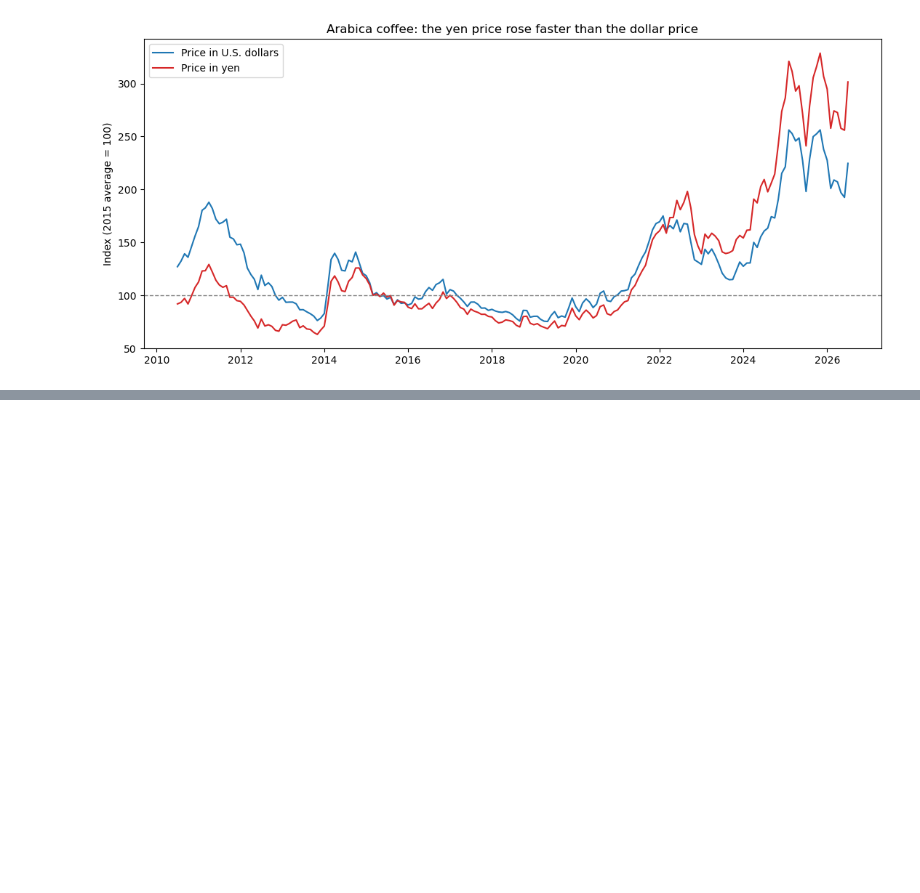
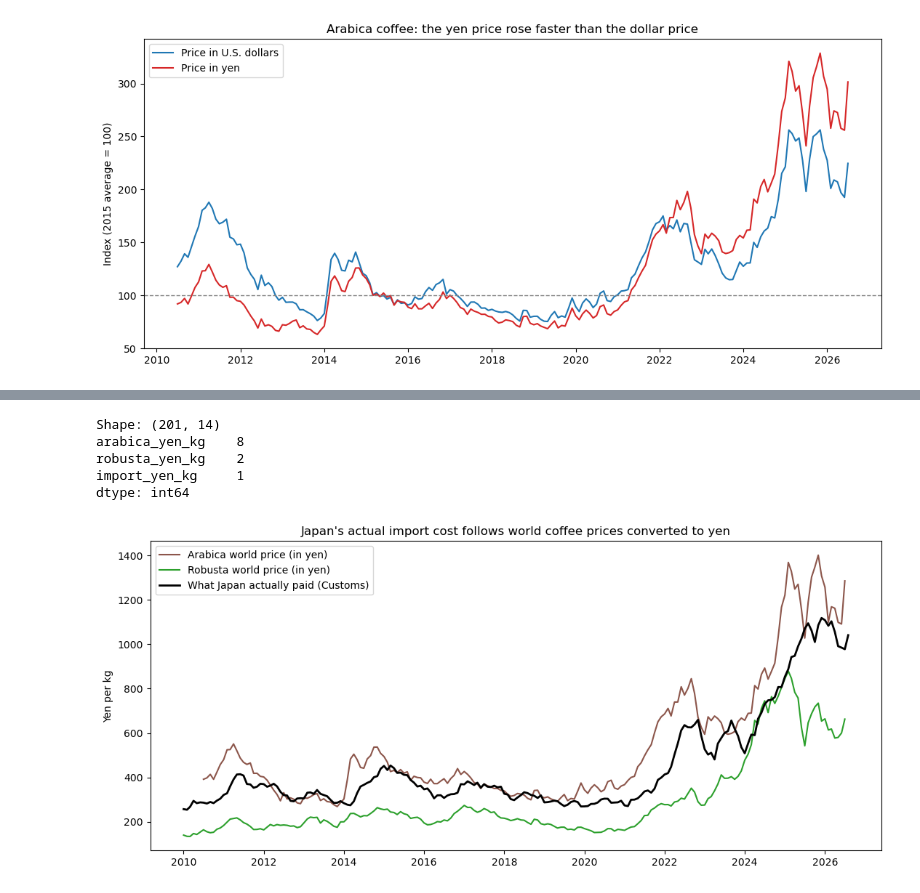
Before and after one commit to reyadriancol/coffee-yen-project, a Jupyter notebook: notebooks/01_first_look.ipynb, the cells around one changed output, grey strips where cells are left out. Cells and saved outputs as stored; diff of their text form; code cells hidden in the pictures; blank space fills up the shorter version.

```diff
--- a/notebooks/01_first_look.ipynb
+++ b/notebooks/01_first_look.ipynb
@@ -164,0 +227,22 @@ plt.show()
+# %%
+# ---------- Japan green coffee imports ----------
+
+# Source: Japan Customs, Trade Statistics of Japan, HS 0901.11, monthly total
+# yen_per_kg = value paid (including shipping and insurance) / quantity
+imports = pd.read_csv(DATA + r"\japan_green_coffee_imports_2010_2026.csv")
+
+# Convert "2010-01" text into real dates (first day of each month, matching the FRED table)
+imports["month"] = pd.to_datetime(imports["month"])
+
+# Keep only the columns we need
+imports = imports[["month", "quantity_kg", "yen_per_kg"]].rename(
+    columns={"yen_per_kg": "import_yen_kg"}
+)
+
+
+print("IMPORTS")
+print("Shape:", imports.shape)
+print("Missing values:", imports.isna().sum().sum())
+print("Dates:", imports["month"].min().date(), "to", imports["month"].max().date())
+
+imports.head()
@@ -164,0 +260,29 @@ plt.show()
+# %%
+# Add Japan's actual import cost to the FRED table, matched by month
+# how="outer" keeps every month from both tables, so any gaps stay visible
+combined = fred.merge(imports, on="month", how="outer").sort_values("month").reset_index(drop=True)
+
+# Health check: which columns have gaps after the merge?
+print("Shape:", combined.shape)
+print(combined[["arabica_yen_kg", "robusta_yen_kg", "import_yen_kg"]].isna().sum())
+# %% [output]
+Shape: (201, 14)
+arabica_yen_kg    8
+robusta_yen_kg    2
+import_yen_kg     1
+dtype: int64
+# %%
+# Chart: world prices in yen vs. what Japan actually paid, all in yen per kg
+fig, ax = plt.subplots(figsize=(11, 5))
+ax.plot(combined["month"], combined["arabica_yen_kg"], label="Arabica world price (in yen)", color="tab:brown")
+ax.plot(combined["month"], combined["robusta_yen_kg"], label="Robusta world price (in yen)", color="tab:green")
+ax.plot(combined["month"], combined["import_yen_kg"], label="What Japan actually paid (Customs)", color="black", linewidth=2)
+
+# Labels and title
+ax.set_title("Japan's actual import cost follows world coffee prices converted to yen")
+ax.set_ylabel("Yen per kg")
+ax.legend()
+plt.tight_layout()
+plt.show()
+# %% [output]
+[figure, added]
```
Also changed, not shown: parts of 22 cells of this notebook, 4 other files.
